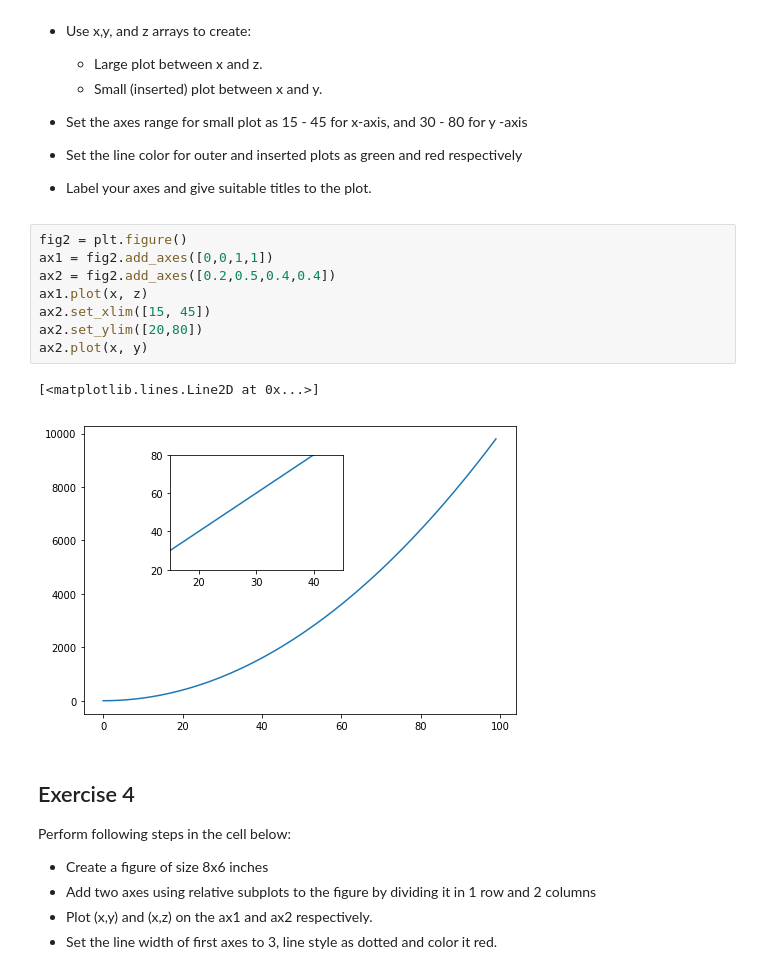
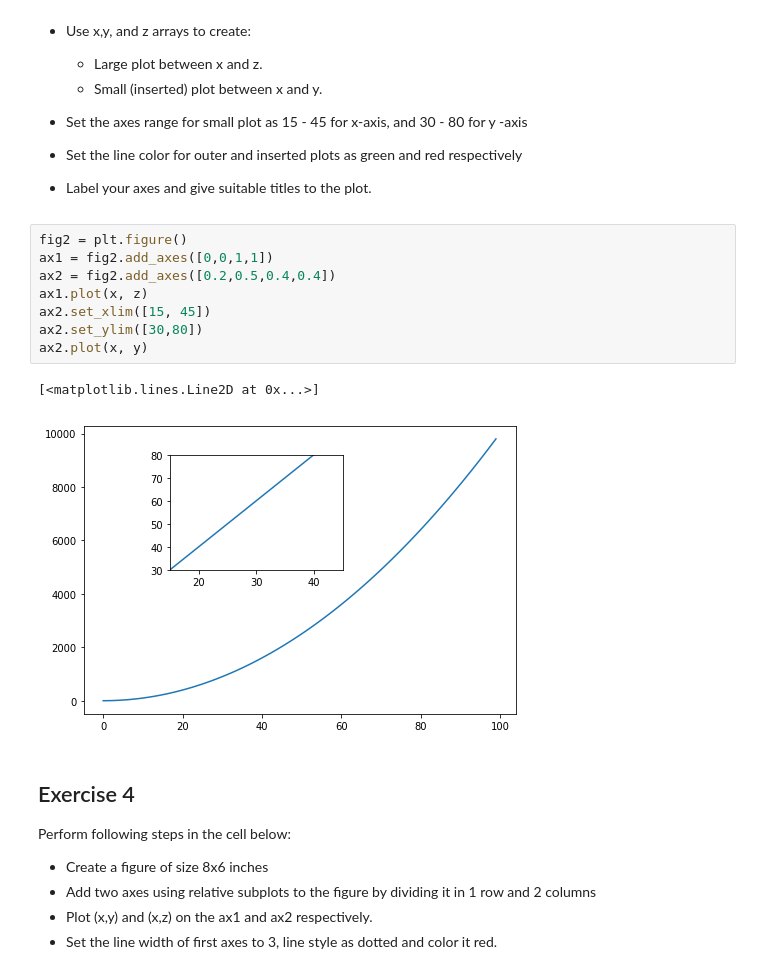
Before and after one commit to jdmitchell0216/dsc-1-03-13-customizing-visualizations-with-matplotlib-lab-nyc-ds-career-012819, a Jupyter notebook: index.ipynb, the cells around one changed output. Drawn from its saved outputs; the diff is of its cells as text.

```diff
--- a/index.ipynb
+++ b/index.ipynb
@@ -116,14 +116,14 @@ Perform following tasks in the cell below:
 # %%
 fig2 = plt.figure()
 ax1 = fig2.add_axes([0,0,1,1])
 ax2 = fig2.add_axes([0.2,0.5,0.4,0.4])
 ax1.plot(x, z)
 ax2.set_xlim([15, 45])
-ax2.set_ylim([20,80])
+ax2.set_ylim([30,80])
 ax2.plot(x, y)
 # %% [output]
 [<matplotlib.lines.Line2D at 0x...>]
-[figure, old version]
+[figure, new version]
 # %% [markdown]
 ## Exercise 4
 
```
